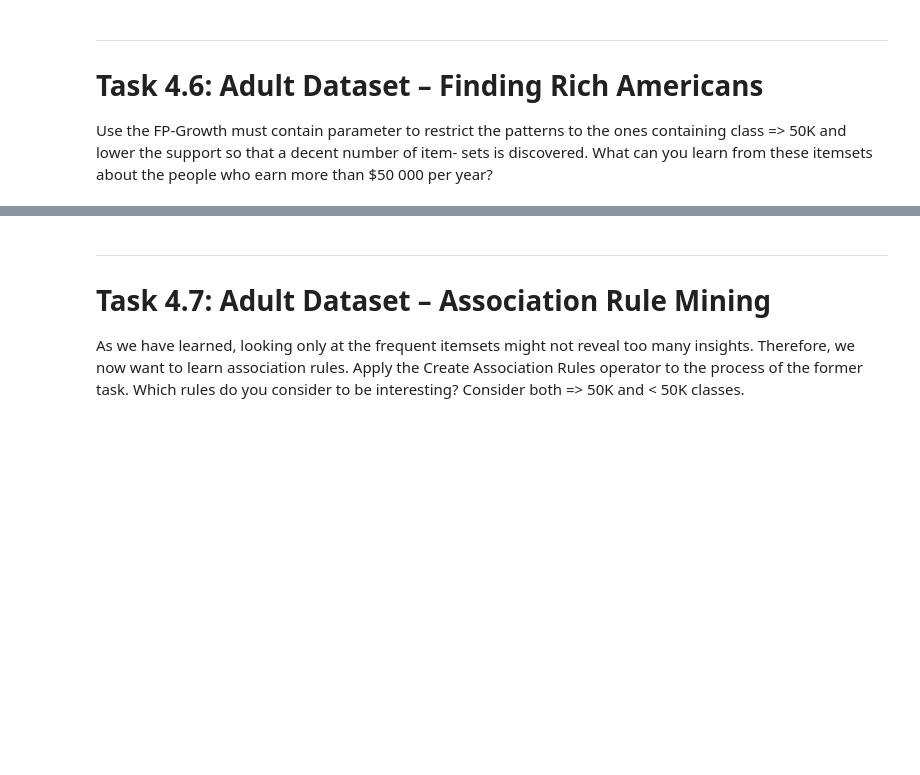
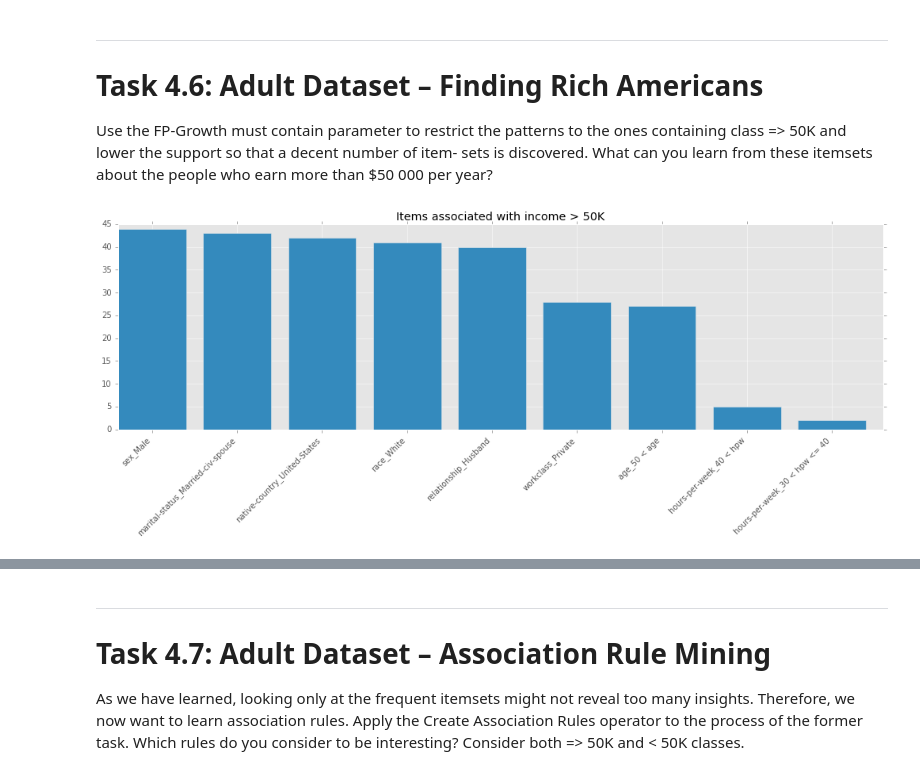
Before and after one commit to jgoerner/DataMining, a Jupyter notebook: notebooks/0.9-jg-readingguide-4-association-analysis.ipynb, the cells around one changed output, grey strips where cells are left out. Saved outputs shown, nothing was run; the diff lists cells and outputs as text; code cells hidden in the pictures; blank space fills up the shorter version.

```diff
--- a/notebooks/0.7-jg-readingguide-4-association-analysis.ipynb
+++ b/notebooks/0.9-jg-readingguide-4-association-analysis.ipynb
@@ -306,3 +306,30 @@ A possible strategy to overcome the highly skewed distribution of either native
 ---
 # Task 4.6: Adult Dataset – Finding Rich Americans
 Use the FP-Growth must contain parameter to restrict the patterns to the ones containing class => 50K and lower the support so that a decent number of item- sets is discovered. What can you learn from these itemsets about the people who earn more than $50 000 per year?
+# %%
+# get frequent itemsets and filter to get itemsets related to '<=50K'
+dt_adults_freq_more_50K = filter_frequent_itemsets(
+    apriori(
+        dt_adults,
+        use_colnames=True,
+        min_support=0.1),
+    items=["class_>50K"])
+
+# extract items associated with '>50K'
+assoc_items = get_associated_items(dt_adults_freq_more_50K["itemsets"], "class_>50K")
+assoc_items = [(assoc_items[k], k) for k in assoc_items.keys()]
+assoc_items.sort(reverse=True)
+
+# plot the bar chart
+values = list(zip(*assoc_items))[0]
+labels  = list(zip(*assoc_items))[1]
+plt.rcParams["figure.figsize"] = [14, 6]
+h = plt.bar(range(len(values)), values)
+plt.title("Items associated with income > 50K")
+xticks_pos = [0.5*patch.get_width() + patch.get_xy()[0] for patch in h]
+plt.xticks(xticks_pos, labels, ha="right", rotation=45, )
+plt.tight_layout()
+plt.savefig("../figures/association/more-50k-associated-items.png")
+plt.show()
+# %% [output]
+[figure, added]
```
Also changed, not shown: parts of 2 cells of this notebook, 2 other files.
